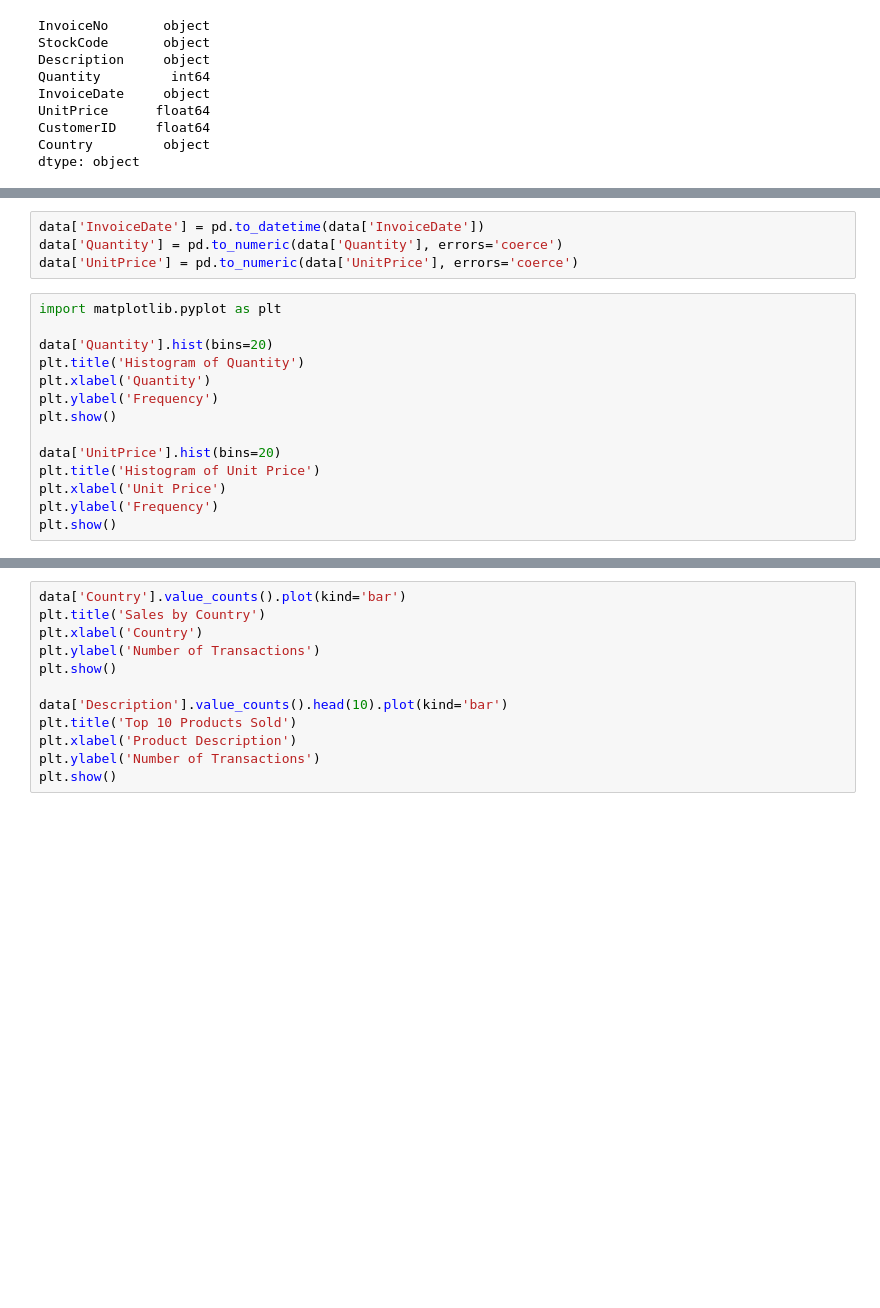
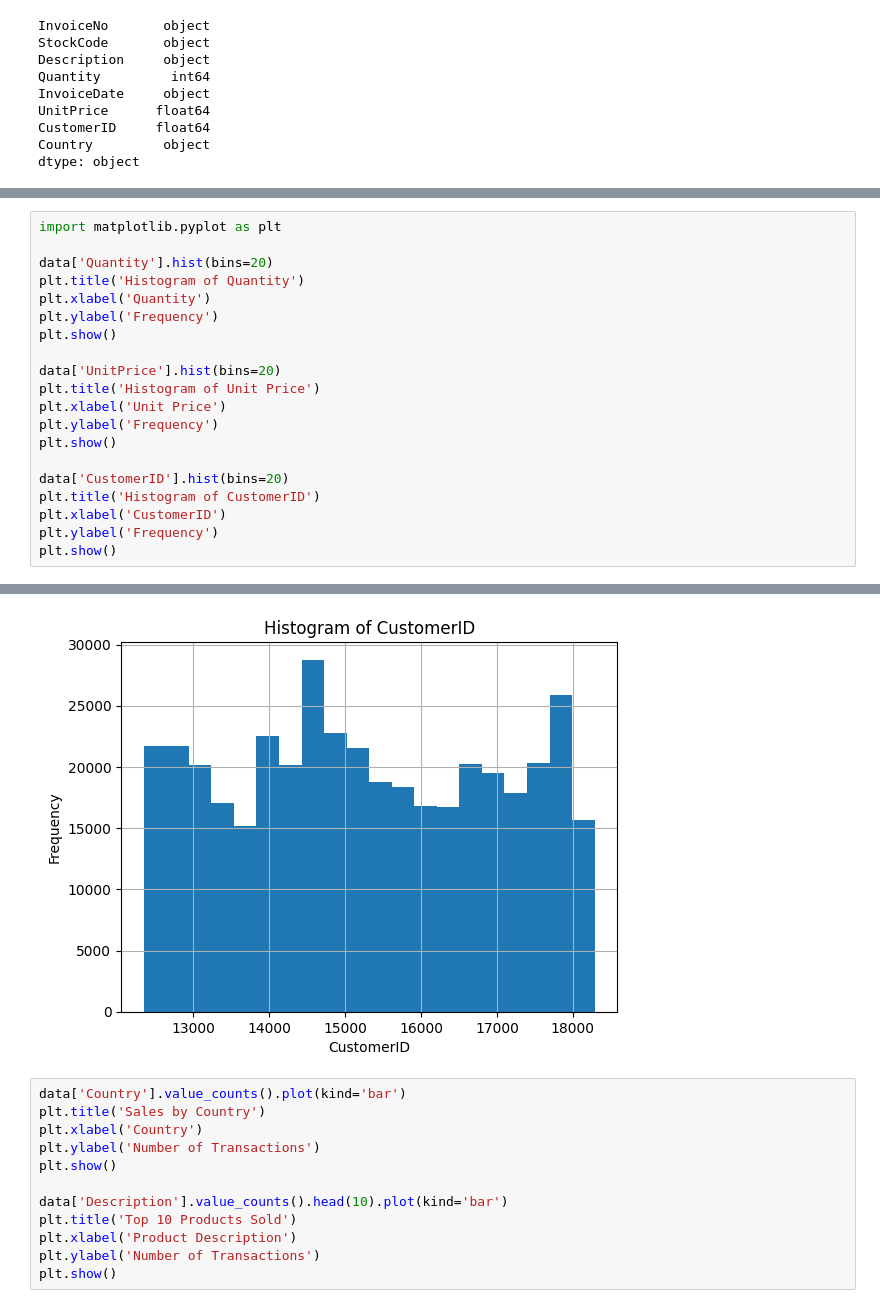
Before and after one commit to Fifithameera/project, a Jupyter notebook: python/EDA/test.ipynb, the cells around one changed output, grey strips where cells are left out. Cells and saved outputs as stored; diff of their text form; blank space fills up the shorter version.

```diff
--- a/python/EDA/test.ipynb
+++ b/python/EDA/test.ipynb
@@ -80,24 +119,27 @@ NameError: name 'data' is not defined
-# %%
-data['InvoiceDate'] = pd.to_datetime(data['InvoiceDate'])
-data['Quantity'] = pd.to_numeric(data['Quantity'], errors='coerce')
-data['UnitPrice'] = pd.to_numeric(data['UnitPrice'], errors='coerce')
 # %%
 import matplotlib.pyplot as plt
 
 data['Quantity'].hist(bins=20)
 plt.title('Histogram of Quantity')
 plt.xlabel('Quantity')
 plt.ylabel('Frequency')
 plt.show()
 
 data['UnitPrice'].hist(bins=20)
 plt.title('Histogram of Unit Price')
 plt.xlabel('Unit Price')
 plt.ylabel('Frequency')
 plt.show()
+
+data['CustomerID'].hist(bins=20)
+plt.title('Histogram of CustomerID')
+plt.xlabel('CustomerID')
+plt.ylabel('Frequency')
+plt.show()
 # %% [output]
 [figure]
 [figure]
+[figure, added]
 # %%
 data['Country'].value_counts().plot(kind='bar')
 plt.title('Sales by Country')
```
Also changed, not shown: parts of 5 cells of this notebook.
